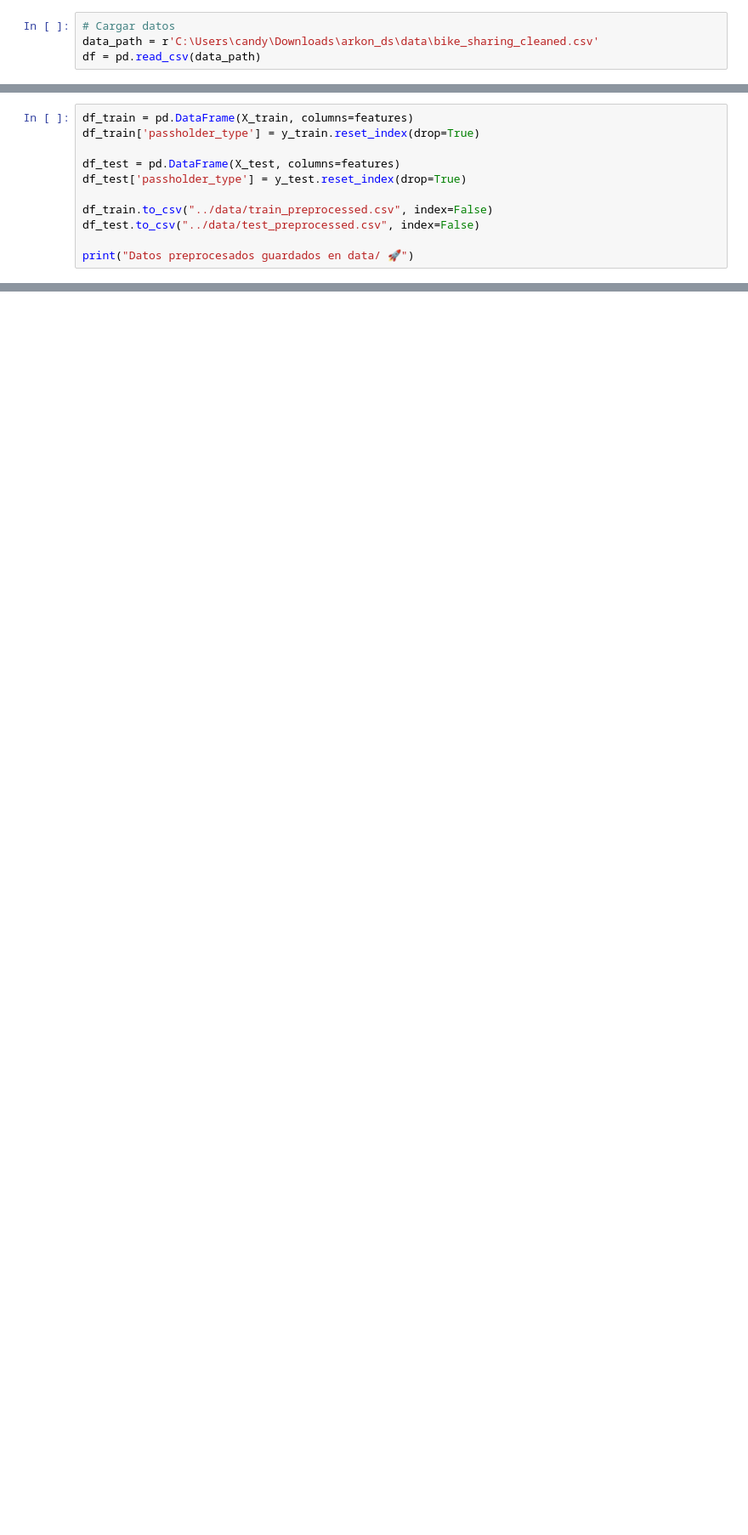
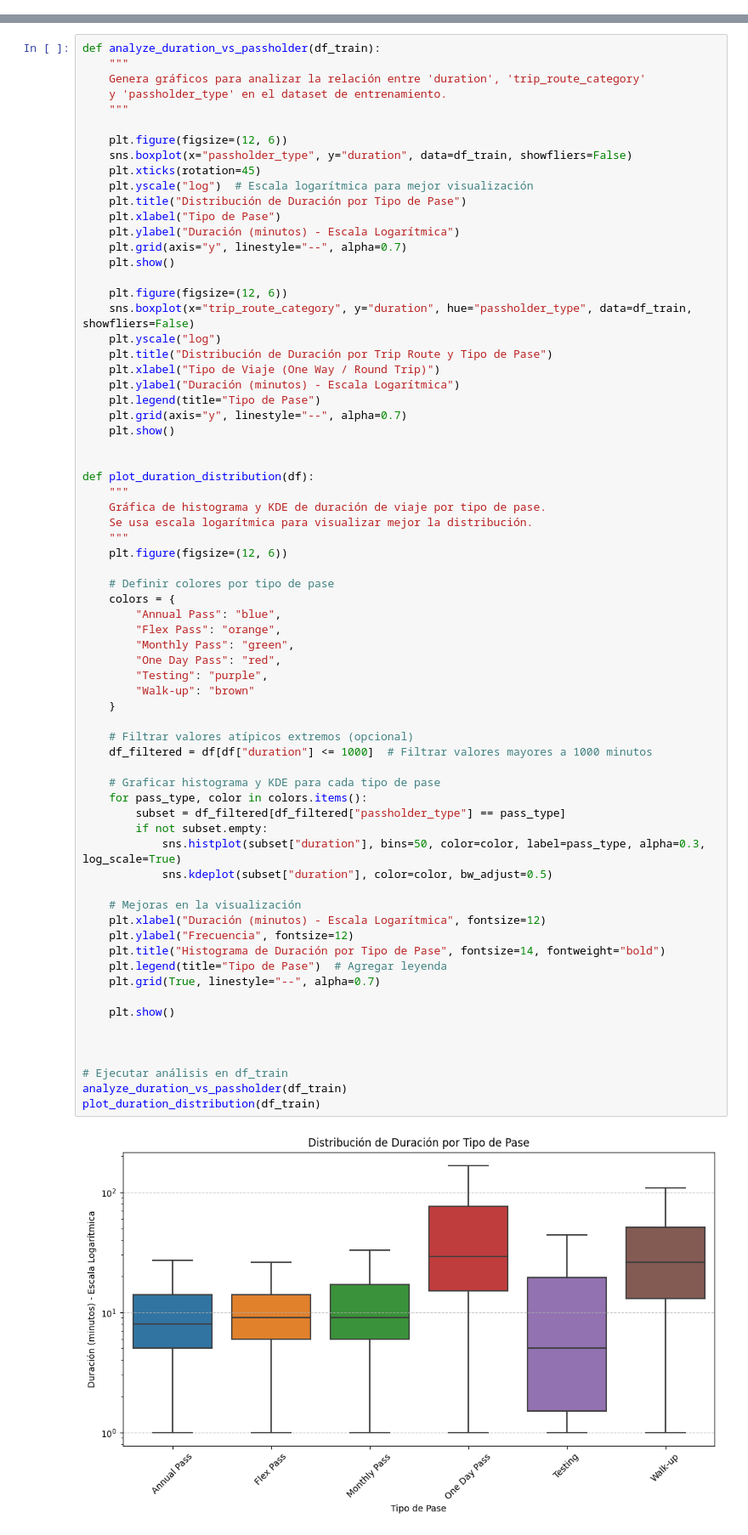
Before and after one commit to JosephFaster/arkon_ds, a Jupyter notebook: notebooks/featuring_engeneering.ipynb, the cells around one changed output, grey strips where cells are left out. Shown at 85% size. Saved outputs shown, nothing was run; the diff lists cells and outputs as text; blank space fills up the shorter version.

```diff
--- a/notebooks/featuring_engeneering.ipynb
+++ b/notebooks/featuring_engeneering.ipynb
@@ -21,4 +2,0 @@ import os
-# %%
-# Cargar datos
-data_path = r'C:\Users\candy\Downloads\arkon_ds\data\bike_sharing_cleaned.csv'
-df = pd.read_csv(data_path)
@@ -307,11 +2,0 @@ weighted avg       0.93      0.94      0.92     70278
-# %%
-df_train = pd.DataFrame(X_train, columns=features)
-df_train['passholder_type'] = y_train.reset_index(drop=True)
-
-df_test = pd.DataFrame(X_test, columns=features)
-df_test['passholder_type'] = y_test.reset_index(drop=True)
-
-df_train.to_csv("../data/train_preprocessed.csv", index=False)
-df_test.to_csv("../data/test_preprocessed.csv", index=False)
-
-print("Datos preprocesados guardados en data/ 🚀")
@@ -319,0 +211,71 @@ Datos preprocesados guardados en data/ 🚀
+# %%
+def analyze_duration_vs_passholder(df_train):
+    """
+    Genera gráficos para analizar la relación entre 'duration', 'trip_route_category'
+    y 'passholder_type' en el dataset de entrenamiento.
+    """
+
+    plt.figure(figsize=(12, 6))
+    sns.boxplot(x="passholder_type", y="duration", data=df_train, showfliers=False)
+    plt.xticks(rotation=45)
+    plt.yscale("log")  # Escala logarítmica para mejor visualización
+    plt.title("Distribución de Duración por Tipo de Pase")
+    plt.xlabel("Tipo de Pase")
+    plt.ylabel("Duración (minutos) - Escala Logarítmica")
+    plt.grid(axis="y", linestyle="--", alpha=0.7)
+    plt.show()
+
+    plt.figure(figsize=(12, 6))
+    sns.boxplot(x="trip_route_category", y="duration", hue="passholder_type", data=df_train, showfliers=False)
+    plt.yscale("log")
+    plt.title("Distribución de Duración por Trip Route y Tipo de Pase")
+    plt.xlabel("Tipo de Viaje (One Way / Round Trip)")
+    plt.ylabel("Duración (minutos) - Escala Logarítmica")
+    plt.legend(title="Tipo de Pase")
+    plt.grid(axis="y", linestyle="--", alpha=0.7)
+    plt.show()
+
+
+def plot_duration_distribution(df):
+    """
+    Gráfica de histograma y KDE de duración de viaje por tipo de pase.
+    Se usa escala logarítmica para visualizar mejor la distribución.
+    """
+    plt.figure(figsize=(12, 6))
+
+    # Definir colores por tipo de pase
+    colors = {
+        "Annual Pass": "blue",
+        "Flex Pass": "orange",
+        "Monthly Pass": "green",
+        "One Day Pass": "red",
+        "Testing": "purple",
+        "Walk-up": "brown"
+    }
+
+    # Filtrar valores atípicos extremos (opcional)
+    df_filtered = df[df["duration"] <= 1000]  # Filtrar valores mayores a 1000 minutos
+
+    # Graficar histograma y KDE para cada tipo de pase
+    for pass_type, color in colors.items():
+        subset = df_filtered[df_filtered["passholder_type"] == pass_type]
+        if not subset.empty:
+            sns.histplot(subset["duration"], bins=50, color=color, label=pass_type, alpha=0.3, log_scale=True)
+            sns.kdeplot(subset["duration"], color=color, bw_adjust=0.5)
+
+    # Mejoras en la visualización
+    plt.xlabel("Duración (minutos) - Escala Logarítmica", fontsize=12)
+    plt.ylabel("Frecuencia", fontsize=12)
+    plt.title("Histograma de Duración por Tipo de Pase", fontsize=14, fontweight="bold")
+    plt.legend(title="Tipo de Pase")  # Agregar leyenda
+    plt.grid(True, linestyle="--", alpha=0.7)
+
+    plt.show()
+
+
+
+# Ejecutar análisis en df_train
+analyze_duration_vs_passholder(df_train)
+plot_duration_distribution(df_train)
+# %% [output]
+[figure, added]
```
Also changed, not shown: parts of 30 cells of this notebook, 14 other files.
